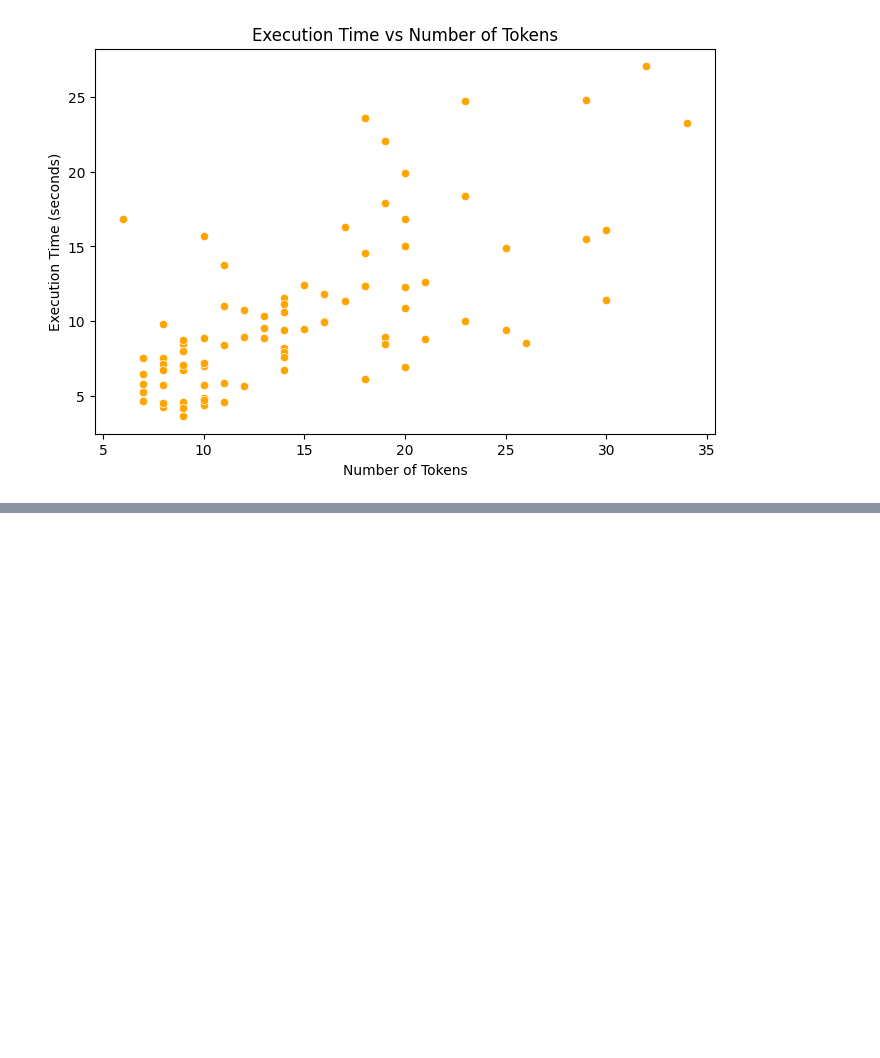
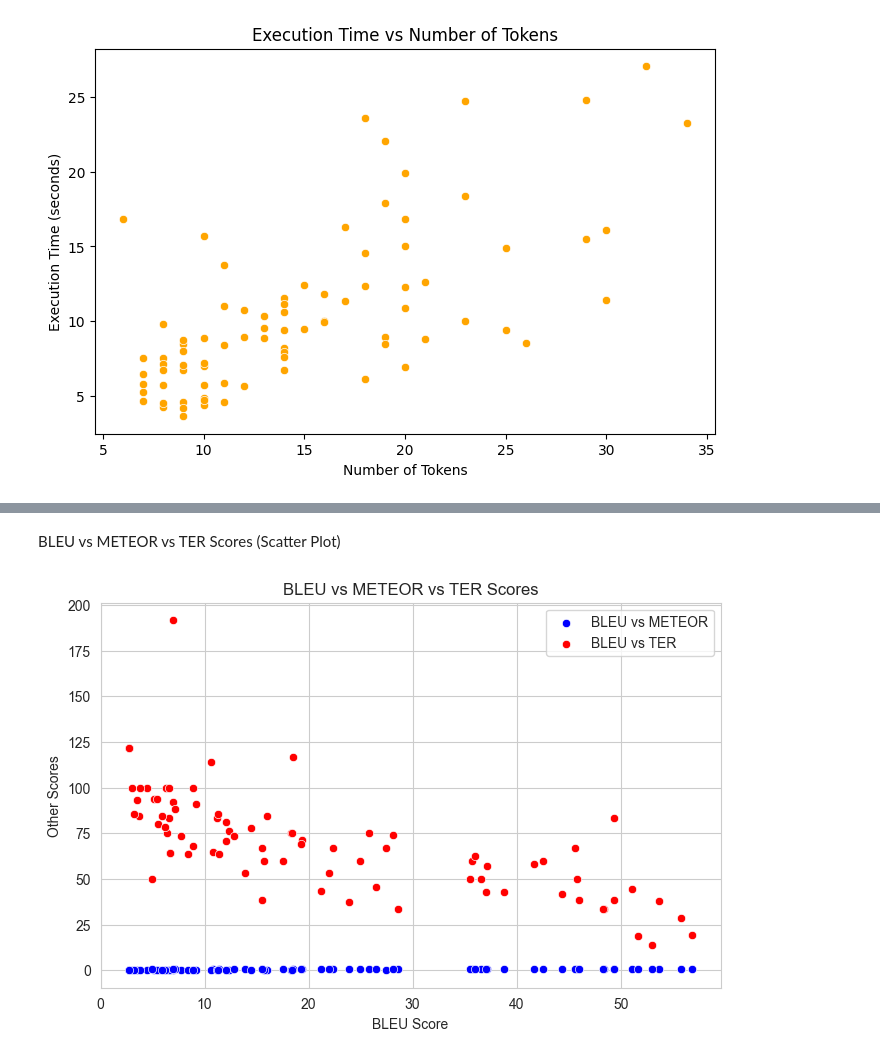
Before and after one commit to theNKCodes/Sign-Language-Module, a Jupyter notebook: backend/graphs.ipynb, the cells around one changed output, grey strips where cells are left out. Drawn from its saved outputs; the diff is of its cells as text; code cells hidden in the pictures; blank space fills up the shorter version.

```diff
--- a/backend/graphs.ipynb
+++ b/backend/graphs.ipynb
@@ -38,0 +189,14 @@ plt.show()
+# %% [markdown]
+BLEU vs METEOR vs TER Scores (Scatter Plot)
+# %%
+plt.figure(figsize=(8, 5))
+sns.scatterplot(x=df['bleu_score'], y=df['meteor_score'], color='blue', label="BLEU vs METEOR")
+sns.scatterplot(x=df['bleu_score'], y=df['ter_score'], color='red', label="BLEU vs TER")
+
+plt.xlabel("BLEU Score")
+plt.ylabel("Other Scores")
+plt.title("BLEU vs METEOR vs TER Scores")
+plt.legend()
+plt.show()
+# %% [output]
+[figure, added]
```
Also changed, not shown: parts of 24 cells of this notebook.
